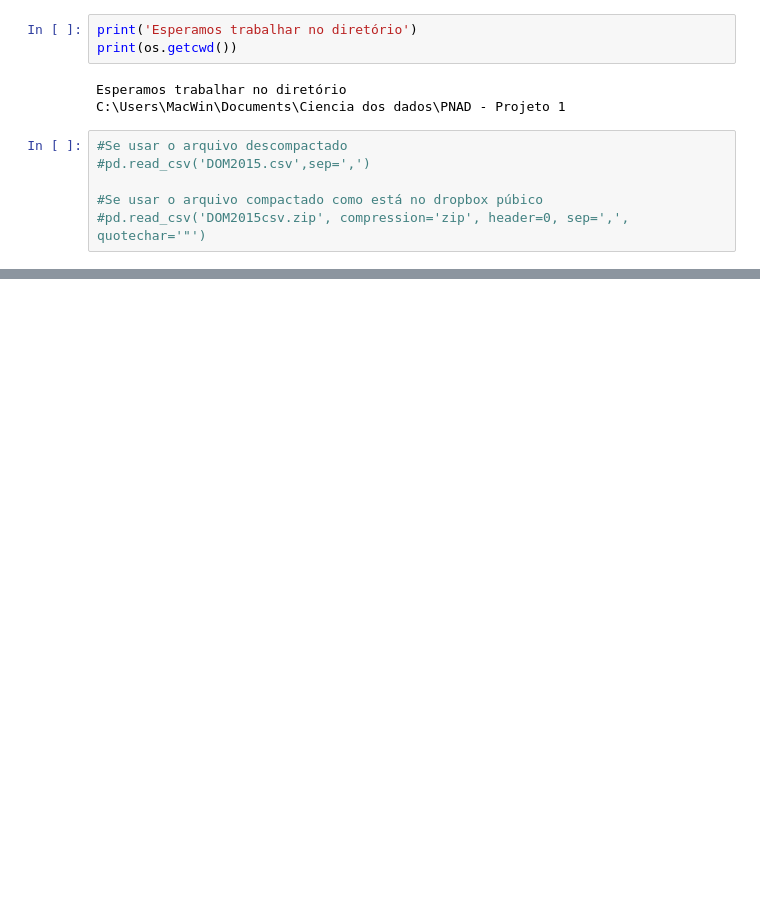
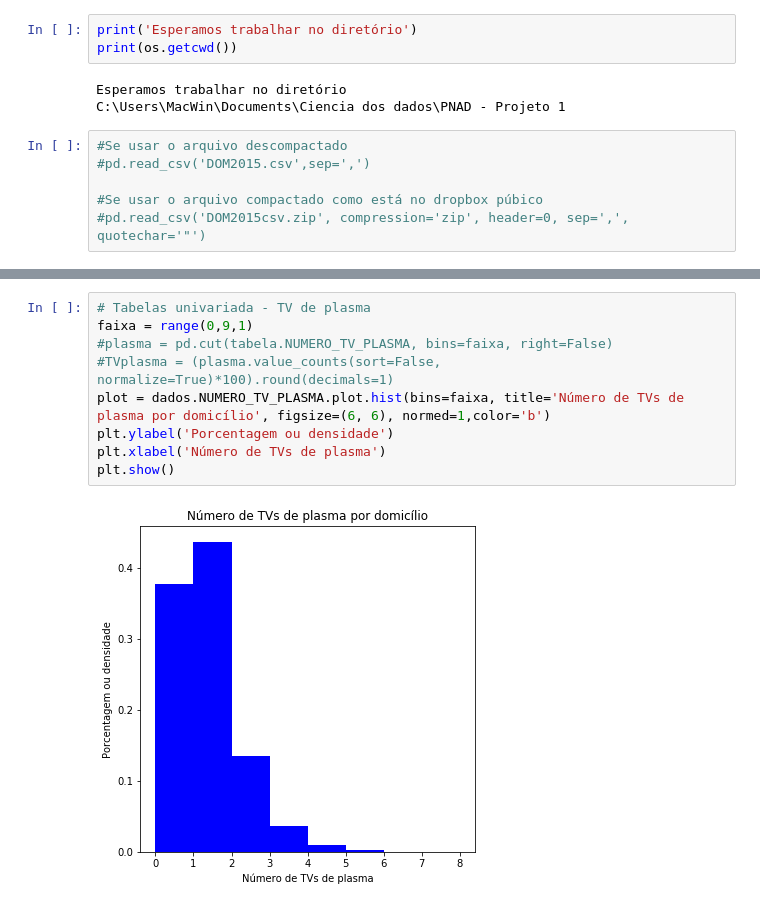
Before and after one commit to Veguinho/CD2017, a Jupyter notebook: Projeto1 - vFINAL.ipynb, the cells around one changed output, grey strips where cells are left out. Drawn from its saved outputs; the diff is of its cells as text; blank space fills up the shorter version.

```diff
--- a/Projeto1 - vFINAL.ipynb
+++ b/Projeto1 - vFINAL.ipynb
@@ -151,0 +98,11 @@ tabela
+# %%
+# Tabelas univariada - TV de plasma
+faixa = range(0,9,1)
+#plasma = pd.cut(tabela.NUMERO_TV_PLASMA, bins=faixa, right=False)
+#TVplasma = (plasma.value_counts(sort=False, normalize=True)*100).round(decimals=1)
+plot = dados.NUMERO_TV_PLASMA.plot.hist(bins=faixa, title='Número de TVs de plasma por domicílio', figsize=(6, 6), normed=1,color='b')
+plt.ylabel('Porcentagem ou densidade')
+plt.xlabel('Número de TVs de plasma')
+plt.show()
+# %% [output]
+[figure, added]
```
Also changed, not shown: parts of 7 cells of this notebook.
